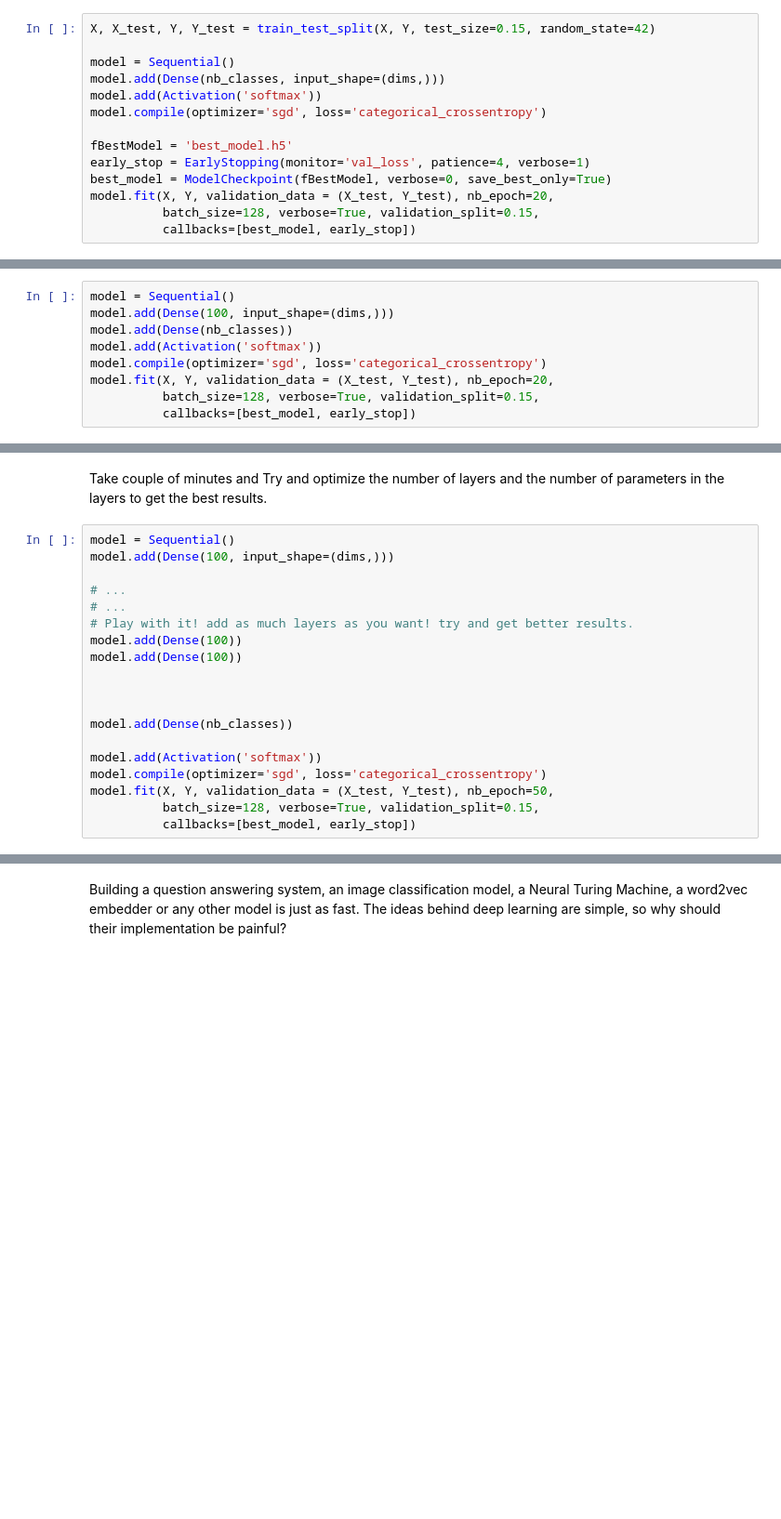
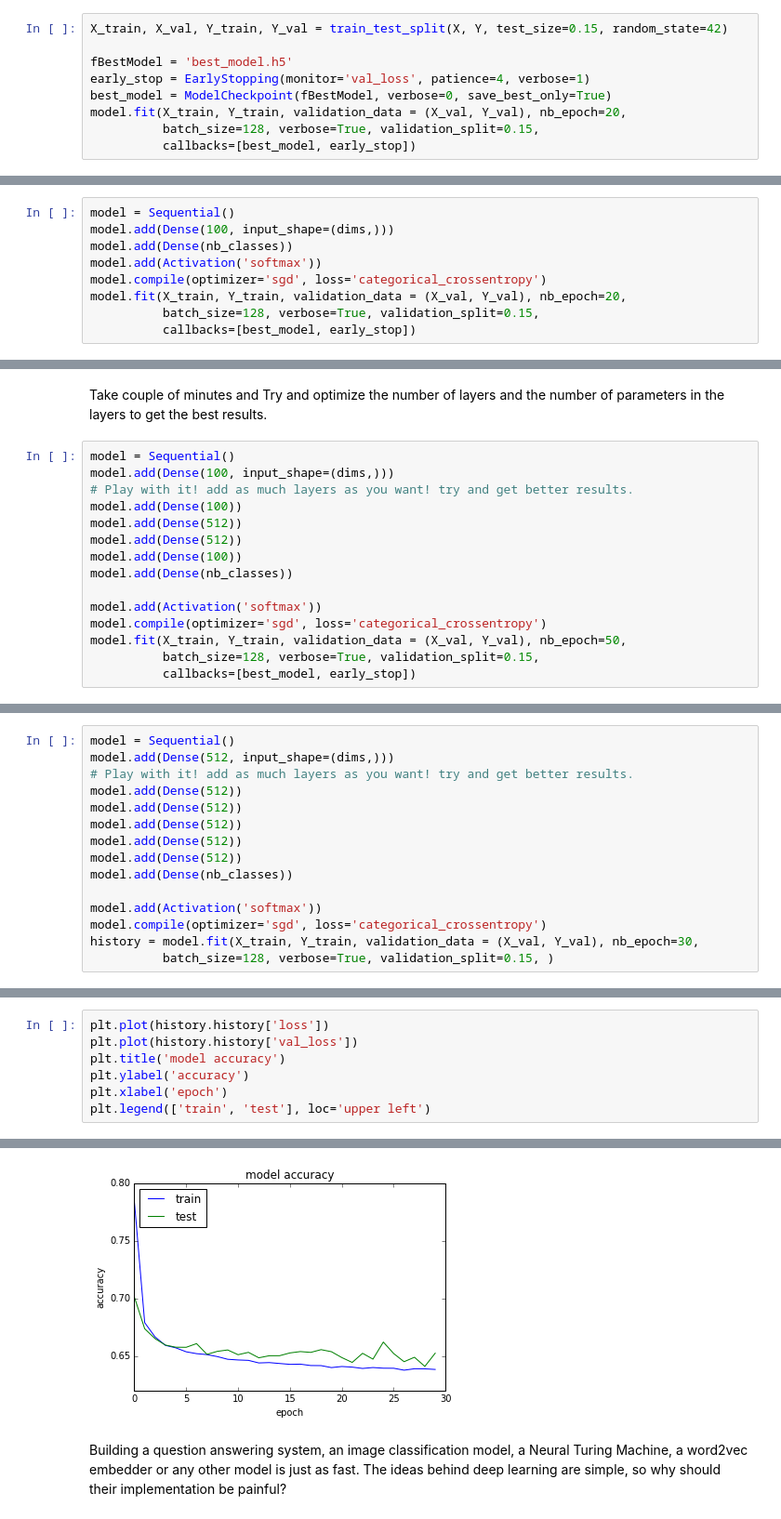
Before and after one commit to gabrielle-ong/deep-learning-keras-tensorflow, a Jupyter notebook: 1.3 Introduction - Keras.ipynb, the cells around one changed output, grey strips where cells are left out. Shown at 93% size. Drawn from its saved outputs; the diff is of its cells as text; blank space fills up the shorter version.

```diff
--- a/1.3 Introduction - Keras.ipynb
+++ b/1.3 Introduction - Keras.ipynb
@@ -217,17 +217,12 @@ A model that has been overfit has poor predictive performance, as it overreacts
 <pre>To avoid overfitting, we will first split out data to training set and test set and test out model on the test set.
 Next: we will use two of keras's callbacks <b>EarlyStopping</b> and <b>ModelCheckpoint</b></pre>
 # %%
-X, X_test, Y, Y_test = train_test_split(X, Y, test_size=0.15, random_state=42)
-
-model = Sequential()
-model.add(Dense(nb_classes, input_shape=(dims,)))
-model.add(Activation('softmax'))
-model.compile(optimizer='sgd', loss='categorical_crossentropy')
+X_train, X_val, Y_train, Y_val = train_test_split(X, Y, test_size=0.15, random_state=42)
 
 fBestModel = 'best_model.h5'
 early_stop = EarlyStopping(monitor='val_loss', patience=4, verbose=1)
 best_model = ModelCheckpoint(fBestModel, verbose=0, save_best_only=True)
-model.fit(X, Y, validation_data = (X_test, Y_test), nb_epoch=20,
+model.fit(X_train, Y_train, validation_data = (X_val, Y_val), nb_epoch=20,
           batch_size=128, verbose=True, validation_split=0.15,
           callbacks=[best_model, early_stop])
 # %% [output]
@@ -270,7 +265,7 @@ model.add(Dense(100, input_shape=(dims,)))
 model.add(Dense(nb_classes))
 model.add(Activation('softmax'))
 model.compile(optimizer='sgd', loss='categorical_crossentropy')
-model.fit(X, Y, validation_data = (X_test, Y_test), nb_epoch=20,
+model.fit(X_train, Y_train, validation_data = (X_val, Y_val), nb_epoch=20,
           batch_size=128, verbose=True, validation_split=0.15,
           callbacks=[best_model, early_stop])
 # %% [output]
@@ -311,20 +306,16 @@ Take couple of minutes and Try and optimize the number of layers and the number
 # %%
 model = Sequential()
 model.add(Dense(100, input_shape=(dims,)))
-
-# ...
-# ...
 # Play with it! add as much layers as you want! try and get better results.
 model.add(Dense(100))
+model.add(Dense(512))
+model.add(Dense(512))
 model.add(Dense(100))
-
-
-
 model.add(Dense(nb_classes))
 
 model.add(Activation('softmax'))
 model.compile(optimizer='sgd', loss='categorical_crossentropy')
-model.fit(X, Y, validation_data = (X_test, Y_test), nb_epoch=50,
+model.fit(X_train, Y_train, validation_data = (X_val, Y_val), nb_epoch=50,
           batch_size=128, verbose=True, validation_split=0.15,
           callbacks=[best_model, early_stop])
 # %% [output]
@@ -358,0 +352,15 @@ test accuracy is 0.7616892911010558
+# %%
+model = Sequential()
+model.add(Dense(512, input_shape=(dims,)))
+# Play with it! add as much layers as you want! try and get better results.
+model.add(Dense(512))
+model.add(Dense(512))
+model.add(Dense(512))
+model.add(Dense(512))
+model.add(Dense(512))
+model.add(Dense(nb_classes))
+
+model.add(Activation('softmax'))
+model.compile(optimizer='sgd', loss='categorical_crossentropy')
+history = model.fit(X_train, Y_train, validation_data = (X_val, Y_val), nb_epoch=30,
+          batch_size=128, verbose=True, validation_split=0.15, )
@@ -358,0 +385,8 @@ test accuracy is 0.7616892911010558
+# %%
+plt.plot(history.history['loss'])
+plt.plot(history.history['val_loss'])
+plt.title('model accuracy')
+plt.ylabel('accuracy')
+plt.xlabel('epoch')
+plt.legend(['train', 'test'], loc='upper left')
+# %% [output]
@@ -359,3 +394,4 @@ test accuracy is 0.7616892911010558
+[figure, added]
 # %% [markdown]
 Building a question answering system, an image classification model, a Neural Turing Machine, a word2vec embedder or any other model is just as fast. The ideas behind deep learning are simple, so why should their implementation be painful?
 # %% [markdown]
```
Also changed, not shown: parts of 16 cells of this notebook, 12 other files.
